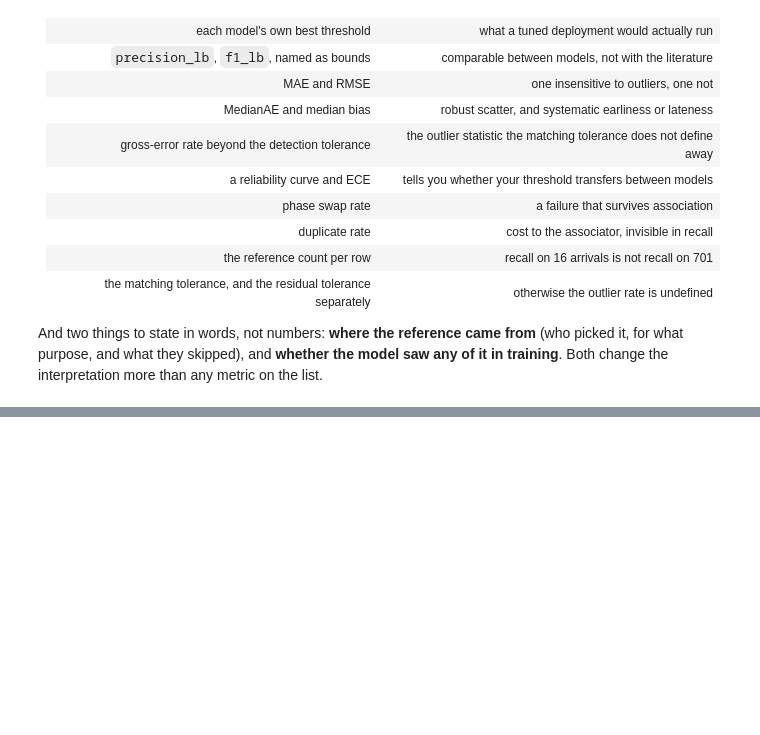
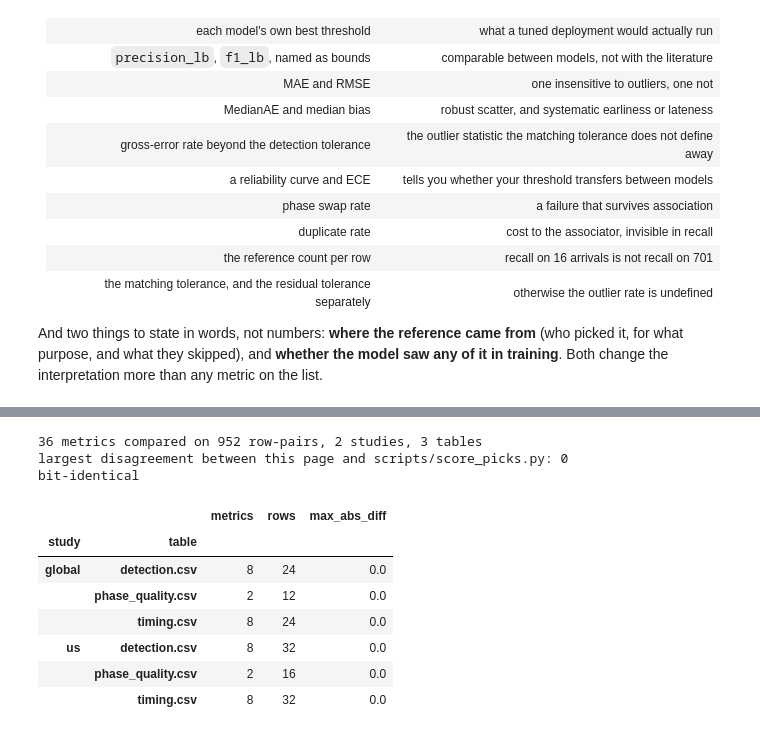
Before and after one commit to SeisSCOPED/QuakeScope, a Jupyter notebook: tutorials/benchmark_metrics.ipynb, the cells around one changed output, grey strips where cells are left out. Drawn from its saved outputs; the diff is of its cells as text; code cells hidden in the pictures; blank space fills up the shorter version.

```diff
--- a/tutorials/benchmark_metrics.ipynb
+++ b/tutorials/benchmark_metrics.ipynb
@@ -384,0 +559,8 @@ metric on the list.
+# %%
+import subprocess
+import tempfile
+
+SCORER = ["python", "../scripts/score_picks.py"]
+demo_out = tempfile.mkdtemp()
+print(subprocess.run(SCORER + ["--demo", "--out", demo_out],
+                     capture_output=True, text=True).stdout)
@@ -384,0 +606,57 @@ metric on the list.
+# %%
+checks = []
+for study, (picks, ref) in studies.items():
+    out = tempfile.mkdtemp()
+    r = subprocess.run(SCORER + ["--reference", str(RES / study / "reference_picks.csv"),
+                                 "--picks", str(RES / study / "model_picks.csv"),
+                                 "--out", out, "--threshold", str(SHARED_THR),
+                                 "--tol", str(DETECT_TOL), "--residual-tol", str(RESIDUAL_TOL)],
+                       capture_output=True, text=True)
+    if r.returncode:
+        print(r.stderr[-800:]); continue
+    tag = study.replace("_sequences", "")
+    KEY = {"dataset": "sequence", "model": "weights"}
+    # Both sides are read back from CSV, so the CSV writer's 16 significant
+    # digits cannot show up as a spurious 1e-16 disagreement.
+    for fname, published, pairs in (
+            ("detection.csv", "detection_full.csv",
+             [("recall", "recall_at_03"), ("precision_lb", "precision_lb_at_03"),
+              ("f1_lb", "f1_lb_at_03"), ("emitted", "emitted_at_03"),
+              ("recall_at_budget", "recall_at_budget"), ("budget", "budget"),
+              ("best_threshold", "best_thr"), ("recall_at_best", "recall_at_best")]),
+            ("timing.csv", "timing_full.csv",
+             [("mae", "mae"), ("rmse", "rmse"), ("medae", "medae"), ("bias", "bias"),
+              ("std", "std"), ("gross_error_rate", "gross_error_rate"),
+              ("within_0.1", "within_0.1"), ("n", "n")]),
+            ("phase_quality.csv", "phase_quality_full.csv",
+             [("swap_rate", "swap_rate"), ("duplicate_rate", "duplicate_rate")])):
+        mine = pd.read_csv(RES / published)
+        got = pd.read_csv(Path(out) / fname).rename(columns=KEY)
+        on = [c for c in ("sequence", "phase", "weights") if c in got.columns]
+        j = mine[mine.study == tag].merge(got, on=on, suffixes=("_nb", "_cli"))
+        for a, b in pairs:
+            ca = a + ("_cli" if a + "_cli" in j.columns else "")
+            cb = b + ("_nb" if b + "_nb" in j.columns else "")
+            checks.append({"study": tag, "table": fname, "metric": b, "rows": len(j),
+                           "max_abs_diff": (j[ca].astype(float) - j[cb].astype(float)).abs().max()})
+
+chk = pd.DataFrame(checks)
+worst = chk.max_abs_diff.max()
+print(f"{len(chk)} metrics compared on {chk.rows.sum()} row-pairs, "
+      f"{chk.study.nunique()} studies, {chk.table.nunique()} tables")
+print(f"largest disagreement between this page and scripts/score_picks.py: {worst:g}")
+print("bit-identical" if worst == 0 else "DIFFERS - the script and the page are not the same code path")
+chk.groupby(["study", "table"]).agg(metrics=("metric", "count"), rows=("rows", "max"),
+                                    max_abs_diff=("max_abs_diff", "max"))
+# %% [output]
+36 metrics compared on 952 row-pairs, 2 studies, 3 tables
+largest disagreement between this page and scripts/score_picks.py: 0
+bit-identical
+|  |  | metrics | rows | max_abs_diff |
+| study | table |  |  |  |
+| global | detection.csv | 8 | 24 | 0.0 |
+|  | phase_quality.csv | 2 | 12 | 0.0 |
+|  | timing.csv | 8 | 24 | 0.0 |
+| us | detection.csv | 8 | 32 | 0.0 |
+|  | phase_quality.csv | 2 | 16 | 0.0 |
+|  | timing.csv | 8 | 32 | 0.0 |
```
Also changed, not shown: parts of 15 cells of this notebook, 6 other files.
